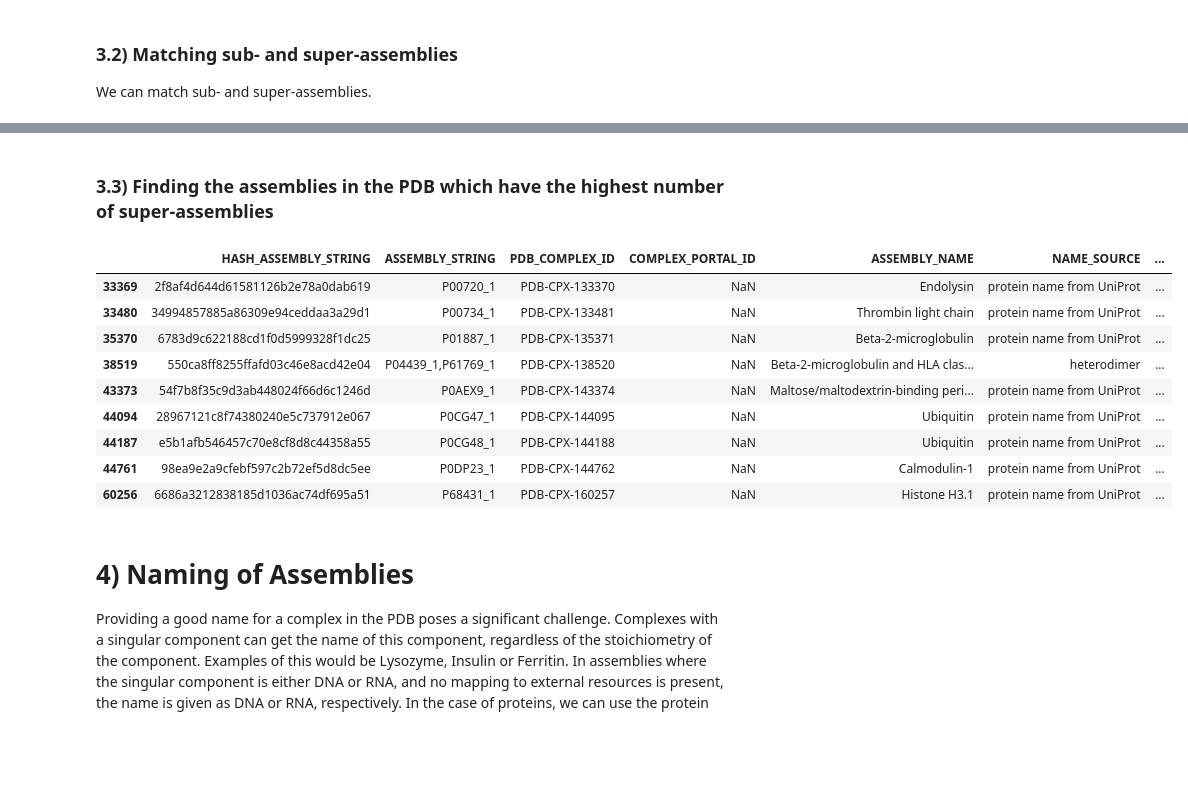
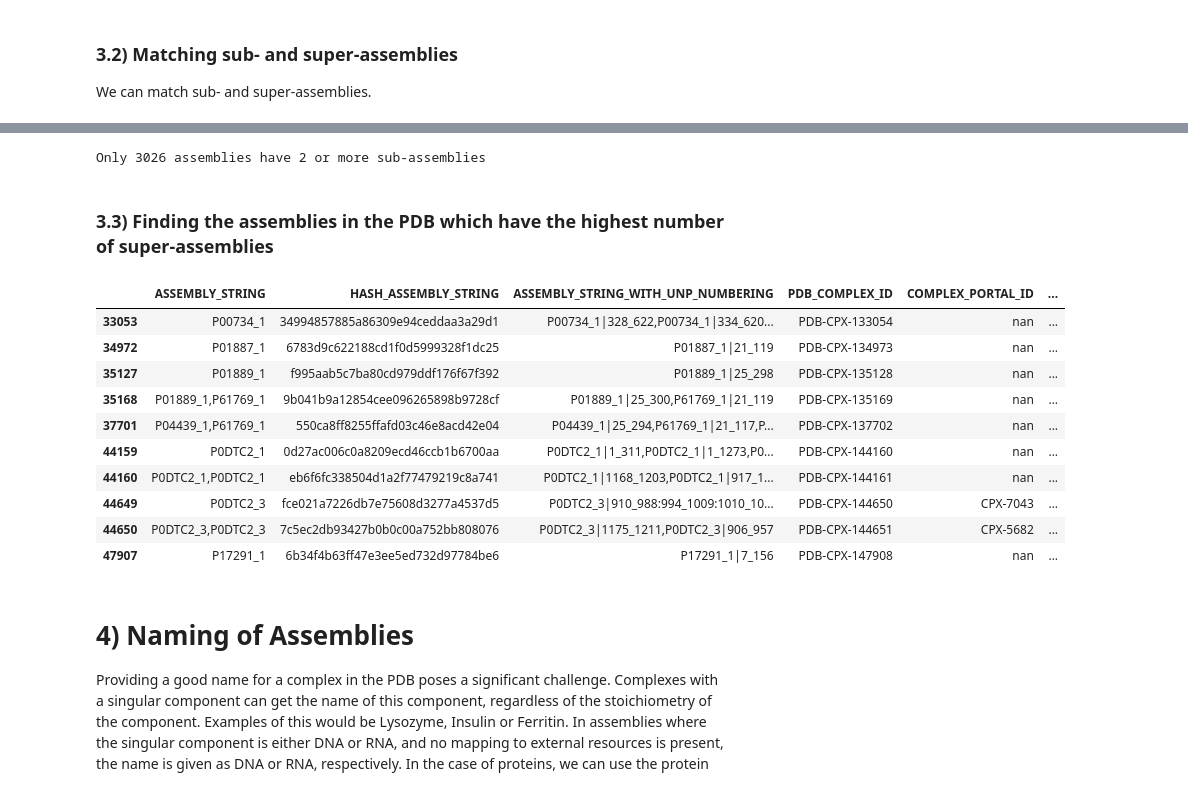
Before and after one commit to PDBe-KB/pdbe-assemblies-analysis, a Jupyter notebook: assemblies_analysis.ipynb, the cells around one changed output, grey strips where cells are left out. Drawn from its saved outputs; the diff is of its cells as text; code cells hidden in the pictures; blank space fills up the shorter version.

```diff
--- a/assemblies_analysis.ipynb
+++ b/assemblies_analysis.ipynb
@@ -37,0 +62,8 @@ from scripts.constants import UNIPROT_PATTERN, RFAM_PATTERN, RIBOSOMES_RFAM_MAPP
+# %%
+# Create a new column that shows the prefered assemblies string for each unique assembly composition
+df["PREFERED_ASSEMBLIES"] = df["ASSEMBLIES"].apply(lambda x: get_prefered_assembly_str(x))
+# %%
+# Create a new column that indicates whether each unique assembly composition contains chimeric chains
+df["hasChimericChains"] = df["ASSEMBLY_STRING"].apply(lambda x: ui.check_for_chimeric_chains(x))
+# Exclude unique assemblies that contain chimeric chains
+df = df[df["hasChimericChains"] == False]
@@ -38,3 +79,5 @@ from scripts.constants import UNIPROT_PATTERN, RFAM_PATTERN, RIBOSOMES_RFAM_MAPP
+# %%
+df["ASSEMBLY_TYPE"] = df["ASSEMBLY_STRING"].apply(lambda x: ui.get_assembly_type(x))
 # %% [markdown]
 ## 1) Assemblies analysis
 
@@ -44,6 +84,0 @@ This section contains some general analyses that were carried out on assemblies
-# %%
-# Read the CSV file containing the data on assemblies
-df = pd.read_csv("data/assemblies_data.csv")
-# Create a dataframe where preferred assemblies is not null
-df = df[~df["PREFERED_ASSEMBLIES"].isnull()]
-df
@@ -614,31 +618,40 @@ Only 1141 assemblies have 2 or more super-assemblies
+# %%
+# Assemblies having at least two super-assemblies
+assemblies_with_muliple_subassembly = {k: grp for k, grp in grouped_superassemblies.items() if len(grp) > 1}
+print("Only %i assemblies have 2 or more sub-assemblies" % len(assemblies_with_muliple_subassembly))
+# %% [output]
+Only 3026 assemblies have 2 or more sub-assemblies
 # %% [markdown]
 ### 3.3) Finding the assemblies in the PDB which have the highest number of super-assemblies
 # %%
 # Count the number of superassemblies
 superassemblies_count = [(k, len(grp)) for k, grp in assemblies_with_muliple_superassembly.items()]
 
 # Sort the count of superassemblies in descending order
 sorted_superassemblies_count = sorted(superassemblies_count, key=lambda x: x[1], reverse=True)
 
 # Show the top 10 entries with the highest number of superassemblies
 sorted_superassemblies_count[:10]
 
 # Get the PDB Complex ID for the top 10 entries
 top_ten_entries_ids = [x[0] for x in sorted_superassemblies_count[:10]]
 
+top_ten_entries_ids
+
 # Show the assemblies data for the top 10 entries
 df[df["PDB_COMPLEX_ID"].isin(top_ten_entries_ids)]
 # %% [output]
-|  | HASH_ASSEMBLY_STRING | ASSEMBLY_STRING | PDB_COMPLEX_ID | COMPLEX_PORTAL_ID | ASSEMBLY_NAME | NAME_SOURCE | ... |
-| 33369 | 2f8af4d644d61581126b2e78a0dab619 | P00720_1 | PDB-CPX-133370 | NaN | Endolysin | protein name from UniProt | ... |
-| 33480 | 34994857885a86309e94ceddaa3a29d1 | P00734_1 | PDB-CPX-133481 | NaN | Thrombin light chain | protein name from UniProt | ... |
-| 35370 | 6783d9c622188cd1f0d5999328f1dc25 | P01887_1 | PDB-CPX-135371 | NaN | Beta-2-microglobulin | protein name from UniProt | ... |
-| 38519 | 550ca8ff8255ffafd03c46e8acd42e04 | P04439_1,P61769_1 | PDB-CPX-138520 | NaN | Beta-2-microglobulin and HLA clas... | heterodimer | ... |
-| 43373 | 54f7b8f35c9d3ab448024f66d6c1246d | P0AEX9_1 | PDB-CPX-143374 | NaN | Maltose/maltodextrin-binding peri... | protein name from UniProt | ... |
-| 44094 | 28967121c8f74380240e5c737912e067 | P0CG47_1 | PDB-CPX-144095 | NaN | Ubiquitin | protein name from UniProt | ... |
-| 44187 | e5b1afb546457c70e8cf8d8c44358a55 | P0CG48_1 | PDB-CPX-144188 | NaN | Ubiquitin | protein name from UniProt | ... |
-| 44761 | 98ea9e2a9cfebf597c2b72ef5d8dc5ee | P0DP23_1 | PDB-CPX-144762 | NaN | Calmodulin-1 | protein name from UniProt | ... |
-| 60256 | 6686a3212838185d1036ac74df695a51 | P68431_1 | PDB-CPX-160257 | NaN | Histone H3.1 | protein name from UniProt | ... |
+|  | ASSEMBLY_STRING | HASH_ASSEMBLY_STRING | ASSEMBLY_STRING_WITH_UNP_NUMBERING | PDB_COMPLEX_ID | COMPLEX_PORTAL_ID | ... |
+| 33053 | P00734_1 | 34994857885a86309e94ceddaa3a29d1 | P00734_1|328_622,P00734_1|334_620... | PDB-CPX-133054 | nan | ... |
+| 34972 | P01887_1 | 6783d9c622188cd1f0d5999328f1dc25 | P01887_1|21_119 | PDB-CPX-134973 | nan | ... |
+| 35127 | P01889_1 | f995aab5c7ba80cd979ddf176f67f392 | P01889_1|25_298 | PDB-CPX-135128 | nan | ... |
+| 35168 | P01889_1,P61769_1 | 9b041b9a12854cee096265898b9728cf | P01889_1|25_300,P61769_1|21_119 | PDB-CPX-135169 | nan | ... |
+| 37701 | P04439_1,P61769_1 | 550ca8ff8255ffafd03c46e8acd42e04 | P04439_1|25_294,P61769_1|21_117,P... | PDB-CPX-137702 | nan | ... |
+| 44159 | P0DTC2_1 | 0d27ac006c0a8209ecd46ccb1b6700aa | P0DTC2_1|1_311,P0DTC2_1|1_1273,P0... | PDB-CPX-144160 | nan | ... |
+| 44160 | P0DTC2_1,P0DTC2_1 | eb6f6fc338504d1a2f77479219c8a741 | P0DTC2_1|1168_1203,P0DTC2_1|917_1... | PDB-CPX-144161 | nan | ... |
+| 44649 | P0DTC2_3 | fce021a7226db7e75608d3277a4537d5 | P0DTC2_3|910_988:994_1009:1010_10... | PDB-CPX-144650 | CPX-7043 | ... |
+| 44650 | P0DTC2_3,P0DTC2_3 | 7c5ec2db93427b0b0c00a752bb808076 | P0DTC2_3|1175_1211,P0DTC2_3|906_957 | PDB-CPX-144651 | CPX-5682 | ... |
+| 47907 | P17291_1 | 6b34f4b63ff47e3ee5ed732d97784be6 | P17291_1|7_156 | PDB-CPX-147908 | nan | ... |
 # %% [markdown]
 # 4) Naming of Assemblies
 
```
Also changed, not shown: parts of 106 cells of this notebook.
